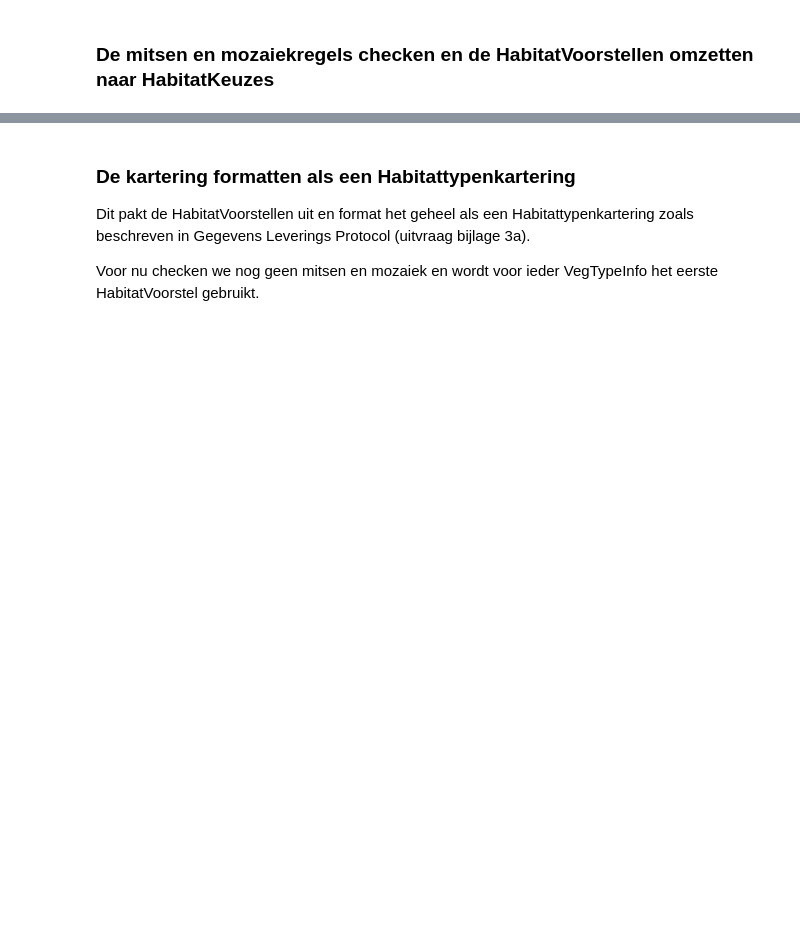
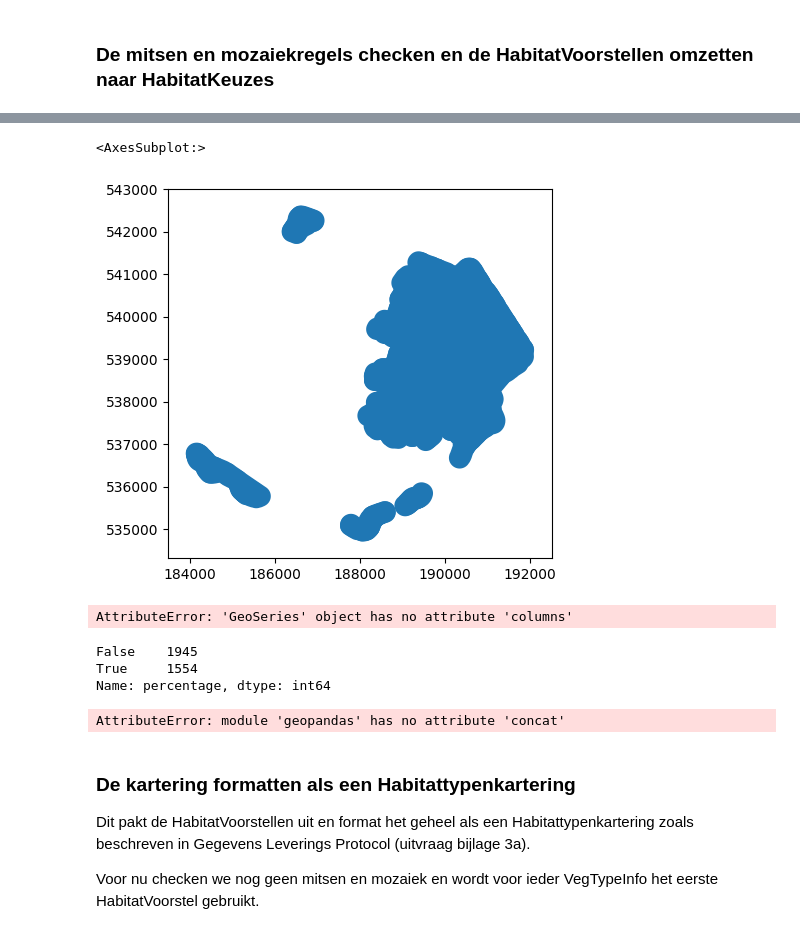
Before and after one commit to Spheer-ai/veg2hab, a Jupyter notebook: notebooks/functionality_test.ipynb, the cells around one changed output, grey strips where cells are left out. Saved outputs shown, nothing was run; the diff lists cells and outputs as text; code cells hidden in the pictures; blank space fills up the shorter version.

Commit message:
working on doing functionele samenhang per habtype

```diff
--- a/notebooks/functionality_test.ipynb
+++ b/notebooks/functionality_test.ipynb
@@ -98,0 +172,10 @@ access_kartering.gdf.head()
+# %%
+access_kartering.gdf.buffer(250).plot()
+# %% [output]
+<AxesSubplot:>
+[figure, added]
+# %%
+from veg2hab.functionele_samenhang import _extract_elmid_perc_habtype, _cluster_vlakken
+a = _cluster_vlakken(access_kartering.gdf.buffer(150))
+# %% [output]
+AttributeError: 'GeoSeries' object has no attribute 'columns'
@@ -99,3 +186,43 @@ access_kartering.gdf.head()
+# %%
+(extracted.percentage < 50).value_counts()
+# %% [output]
+False    1945
+True     1554
+Name: percentage, dtype: int64
+# %%
+test = access_kartering.gdf.copy()
+# test = test.iloc[:10]
+test.VegTypeInfo
+import geopandas as gpd
+def _extract_elmid_perc_habtype(row: gpd.GeoSeries) -> gpd.GeoDataFrame:
+    # (Elmid, cmplxdeel_n) | percentage | habitattype
+    identifier = []
+    percentage = []
+    habtype = []
+    geometry = []
+    for idx, keuze in enumerate(row["HabitatKeuze"]):
+        identifier.append((row["ElmID"], idx))
+        percentage.append(row.VegTypeInfo[idx].percentage)
+        habtype.append(keuze.habtype)
+        geometry.append(row.geometry)
+    return gpd.GeoDataFrame(
+        {
+            "identifier": identifier,
+            "percentage": percentage,
+            "habitattype": habtype,
+            "geometry": geometry,
+        }
+    )
+
+# Apply the function to each row
+result = test.apply(_extract_elmid_perc_habtype, axis=1)
+
+# Concatenate the resulting DataFrames
+result = pd.concat(result.tolist(), ignore_index=True)
+print(type(result))
+result
+# %% [output]
+AttributeError: module 'geopandas' has no attribute 'concat'
 # %% [markdown]
 ### De kartering formatten als een Habitattypenkartering
 
```
Also changed, not shown: parts of 11 cells of this notebook, 2 other files.
